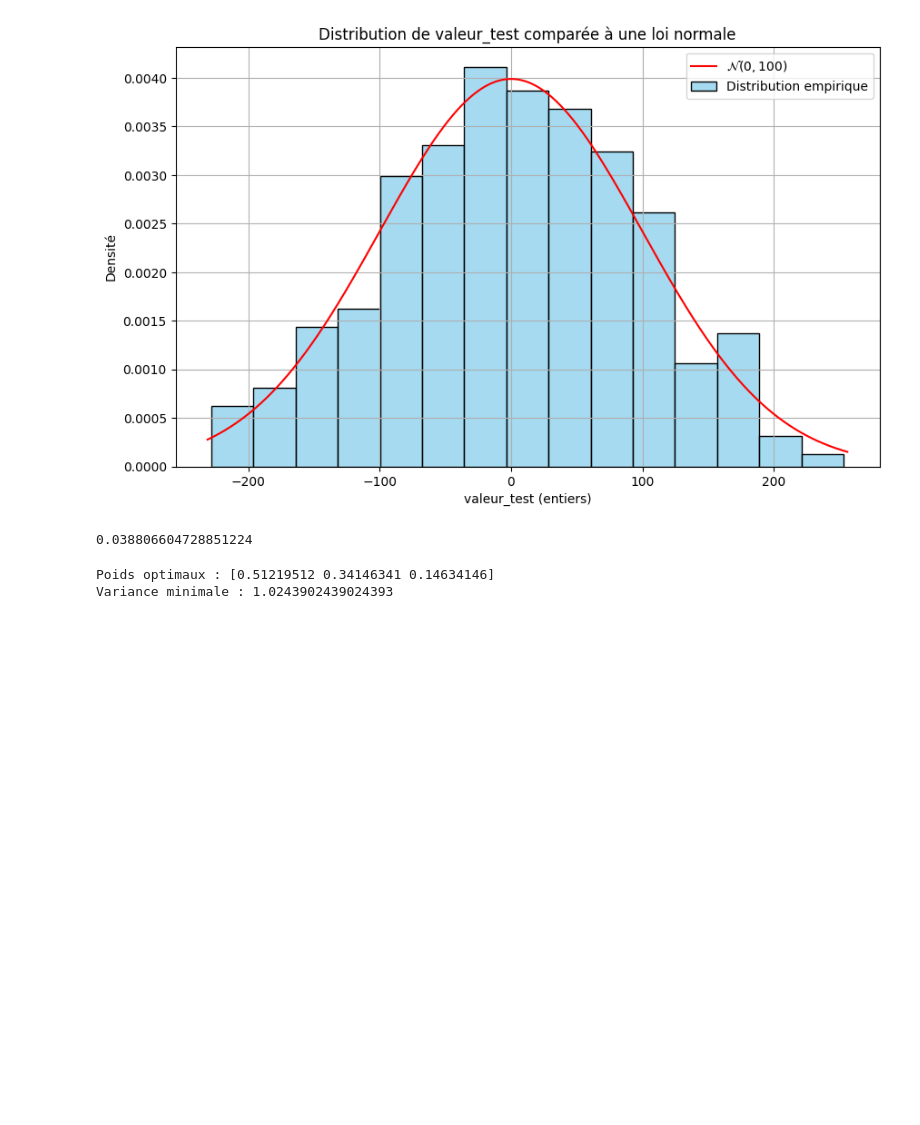
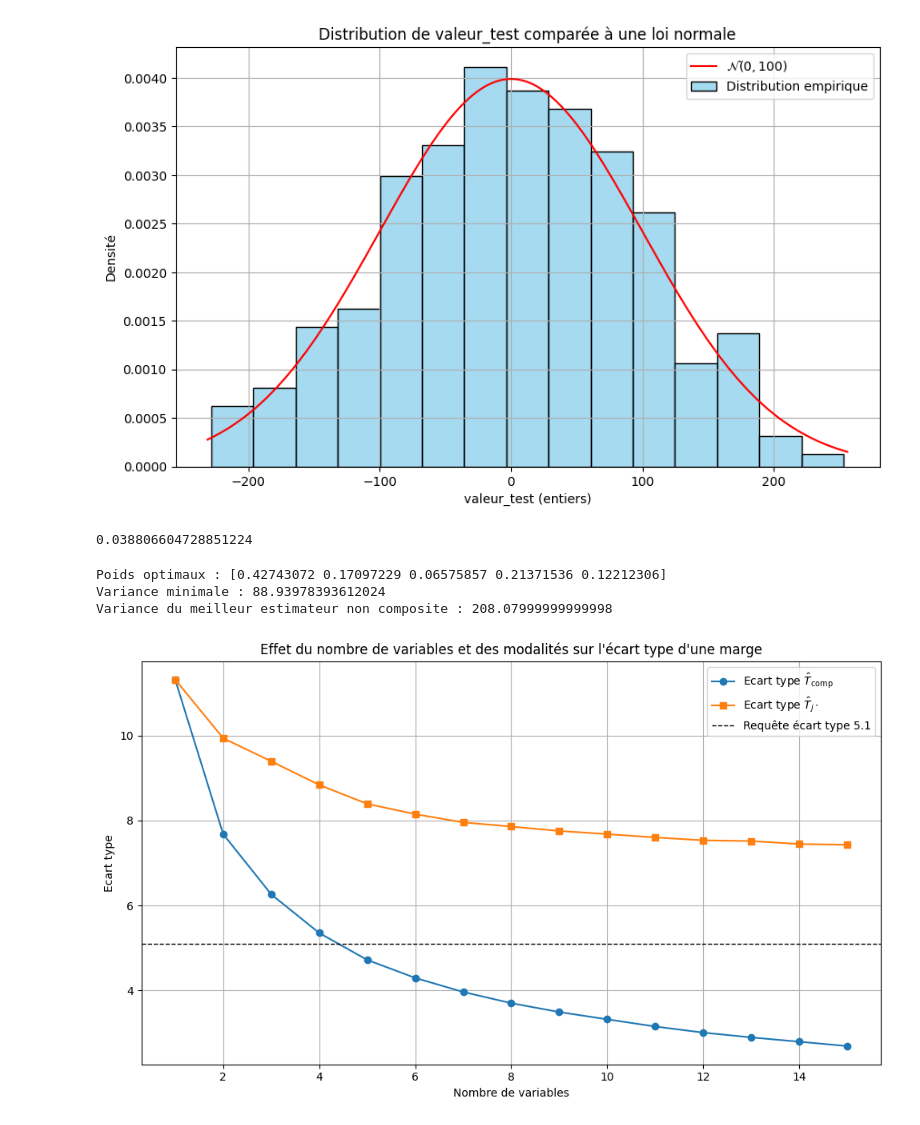
Before and after one commit to InseeFrLab/diff-privacy-OpenDP, a Jupyter notebook: intro_opendp/request_test.ipynb, the cells around one changed output. Cells and saved outputs as stored; diff of their text form; code cells hidden in the pictures; blank space fills up the shorter version.

```diff
--- a/intro_opendp/request_test.ipynb
+++ b/intro_opendp/request_test.ipynb
@@ -435,6 +435,11 @@ print(1-proba)
 0.038806604728851224
 # %%
 import numpy as np
+
+variance_req = 10.2**2
+nb_variables = 5
+nb_modalites = [2, 5, 13, 4, 7]
+var_estim = [modalites * variance_req for modalites in nb_modalites]
 
 def poids_et_variance_min(variances: list[float]) -> tuple[np.ndarray, float]:
     """
@@ -453,12 +458,63 @@ def poids_et_variance_min(variances: list[float]) -> tuple[np.ndarray, float]:
     var_min = 1 / inv_vars.sum()
     return poids, var_min
 
-
-variances = [2, 3, 7]
-poids, variance_min = poids_et_variance_min(variances)
+poids, variance_min = poids_et_variance_min(var_estim)
 
 print("Poids optimaux :", poids)
 print("Variance minimale :", variance_min)
+print("Variance du meilleur estimateur non composite :", min(var_estim))
 # %% [output]
-Poids optimaux : [0.51219512 0.34146341 0.14634146]
-Variance minimale : 1.0243902439024393
+Poids optimaux : [0.42743072 0.17097229 0.06575857 0.21371536 0.12212306]
+Variance minimale : 88.93978393612024
+Variance du meilleur estimateur non composite : 208.07999999999998
+# %%
+import numpy as np
+import matplotlib.pyplot as plt
+
+def poids_et_variance_min(variances: list[float]) -> tuple[np.ndarray, float]:
+    inv_vars = 1 / np.array(variances)
+    poids = inv_vars / inv_vars.sum()
+    var_min = 1 / inv_vars.sum()
+    return poids, var_min
+
+# Paramètres globaux
+variance_req = 5.1**2
+min_modalite = 2
+max_modalite = 8
+max_nb_variables = 15
+simulations = 500  # pour moyenne lissée
+
+# Stockage des résultats
+x_vals = np.arange(1, max_nb_variables + 1)
+var_min_composite = []
+var_best_simple = []
+
+for nb_variables in x_vals:
+    sim_var_min = []
+    sim_var_best = []
+
+    for _ in range(simulations):
+        nb_modalites = np.random.randint(min_modalite, max_modalite + 1, size=nb_variables)
+        var_estim = nb_modalites * variance_req
+
+        poids, var_min = poids_et_variance_min(var_estim)
+        sim_var_min.append(var_min)
+        sim_var_best.append(var_estim.min())
+
+    var_min_composite.append(np.mean(sim_var_min))
+    var_best_simple.append(np.mean(sim_var_best))
+
+# Tracé du graphique
+plt.figure(figsize=(10, 6))
+plt.plot(x_vals, np.sqrt(var_min_composite), label=r"Ecart type $\hat{T}_{\text{comp}}$", marker="o")
+plt.plot(x_vals, np.sqrt(var_best_simple), label=r"Ecart type $\hat{T}_{j^\star}$", marker="s")
+plt.axhline(y=np.sqrt(variance_req), color='black', linestyle='--', linewidth=1, label="Requête écart type 5.1")
+plt.xlabel("Nombre de variables")
+plt.ylabel("Ecart type")
+plt.title("Effet du nombre de variables et des modalités sur l'écart type d'une marge")
+plt.legend()
+plt.grid(True)
+plt.tight_layout()
+plt.show()
+# %% [output]
+[figure, added]
```
Also changed, not shown: parts of 3 cells of this notebook, 3 other files.
